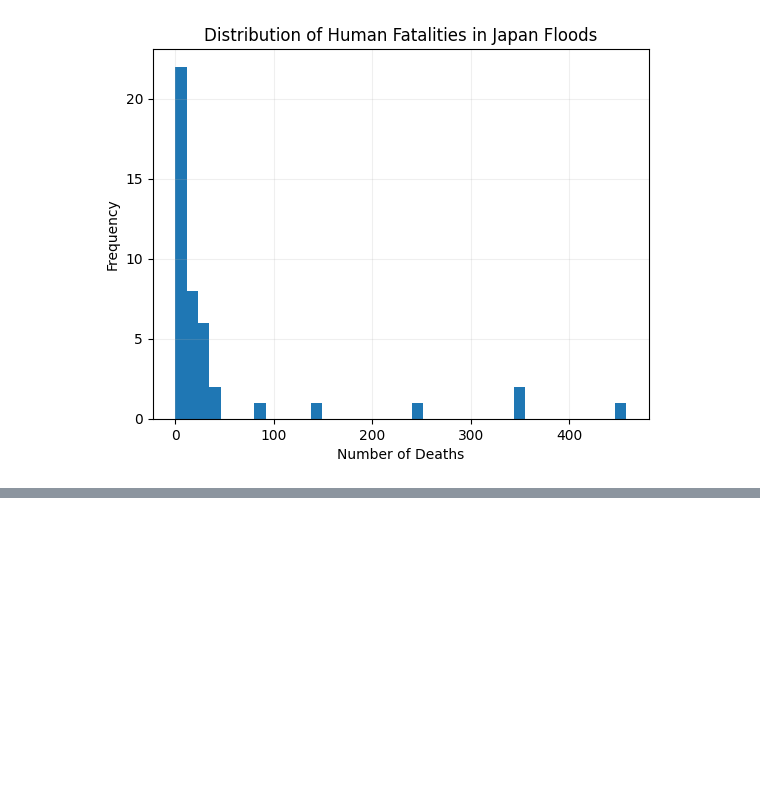
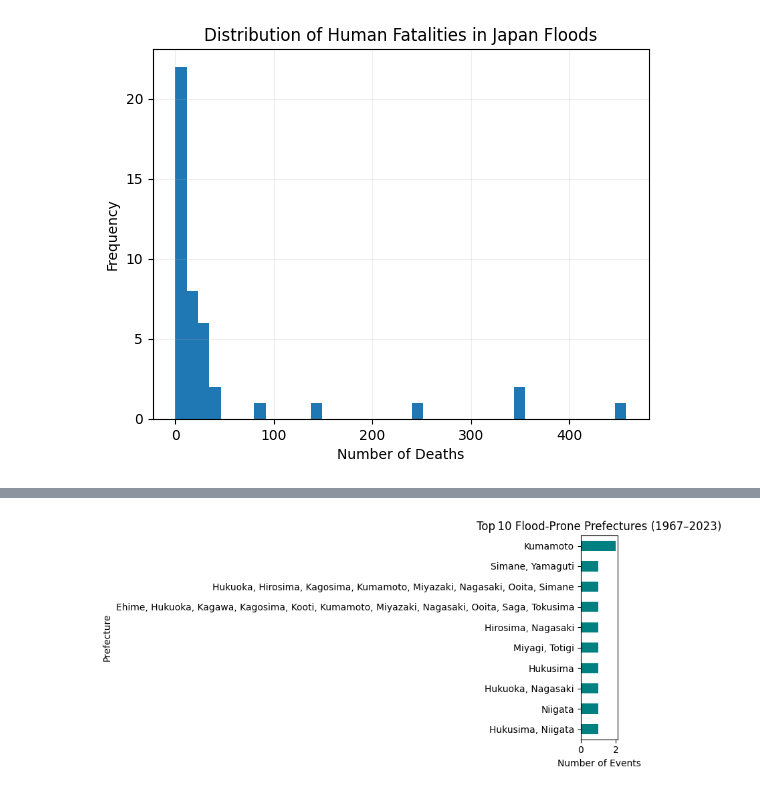
Before and after one commit to utkarsh-world/disaster-response-optimizer, a Jupyter notebook: notebooks/04_eda_japan.ipynb, the cells around one changed output, grey strips where cells are left out. Cells and saved outputs as stored; diff of their text form; code cells hidden in the pictures; blank space fills up the shorter version.

```diff
--- a/notebooks/04_eda_japan.ipynb
+++ b/notebooks/04_eda_japan.ipynb
@@ -70,0 +99,18 @@ plt.show()
+# %%
+# Count flood events per prefecture
+pref_counts = (
+    jp['state']
+    .value_counts()
+    .head(10)
+    .sort_values(ascending=True)
+)
+
+plt.figure(figsize=(8, 4))
+pref_counts.plot(kind='barh', color='teal')
+plt.title('Top 10 Flood‑Prone Prefectures (1967–2023)')
+plt.xlabel('Number of Events')
+plt.ylabel('Prefecture')
+plt.tight_layout()
+plt.show()
+# %% [output]
+[figure, added]
```
Also changed, not shown: parts of 3 cells of this notebook, 4 other files.
